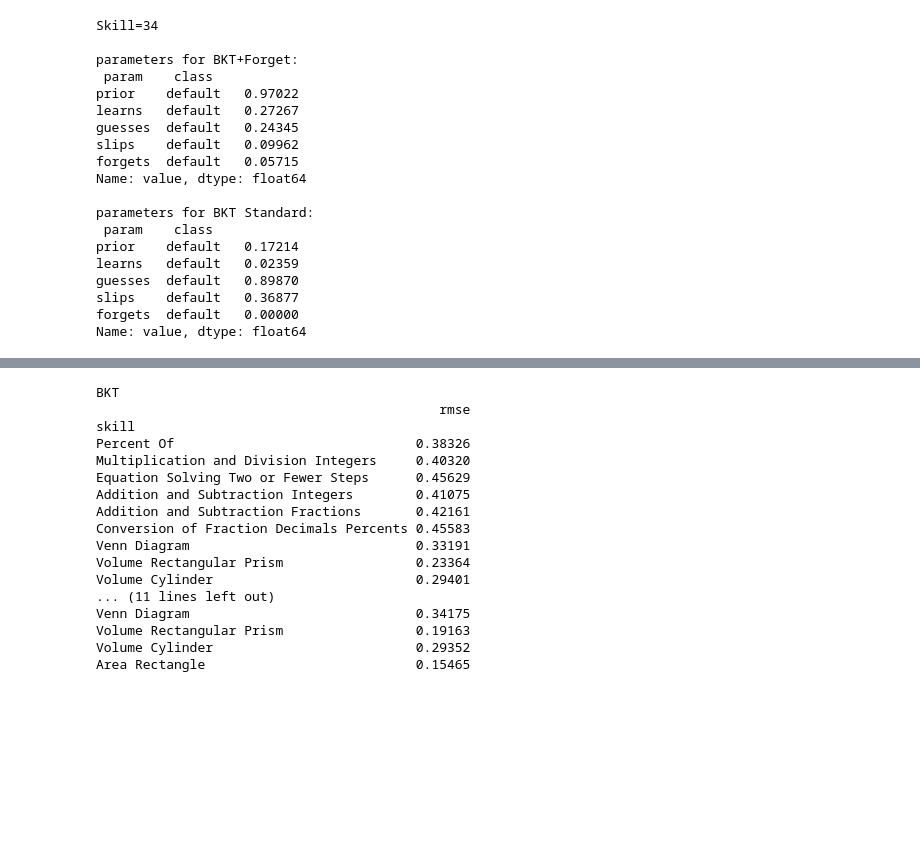
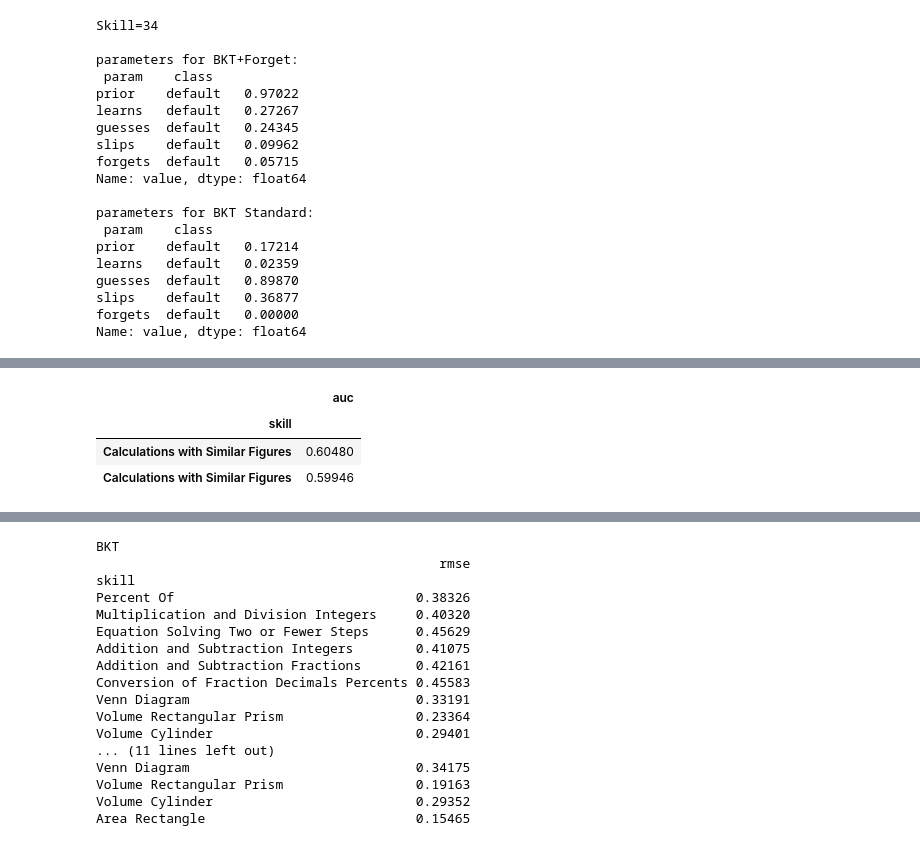
Before and after one commit to tharaaali/PALS, a Jupyter notebook: BKT models.ipynb, the cells around one changed output, grey strips where cells are left out. Cells and saved outputs as stored; diff of their text form; code cells hidden in the pictures; blank space fills up the shorter version.

```diff
--- a/BKT models.ipynb
+++ b/BKT models.ipynb
@@ -340,0 +307,16 @@ preds[['Anon Student Id', 'KC(Default)', 'Correct First Attempt',
+# %%
+skill = 'Calculations with Similar Figures'
+metric = 'auc'
+Model(num_fits = 10, seed=2020)
+multiprior_cv = model.crossvalidate(data_path = 'as.csv', skills = skill,
+                                    multiprior = True, metric = metric,
+                                    folds = 3)
+BKT_cv = model.crossvalidate(data_path = 'as.csv', skills = skill,
+                                    metric = metric,
+                                   folds = 3)
+pd.concat([multiprior_cv, BKT_cv], axis = 0)
+# %% [output]
+|  | auc |
+| skill |  |
+| Calculations with Similar Figures | 0.60480 |
+| Calculations with Similar Figures | 0.59946 |
```
Also changed, not shown: parts of 10 cells of this notebook, 1 other file.
